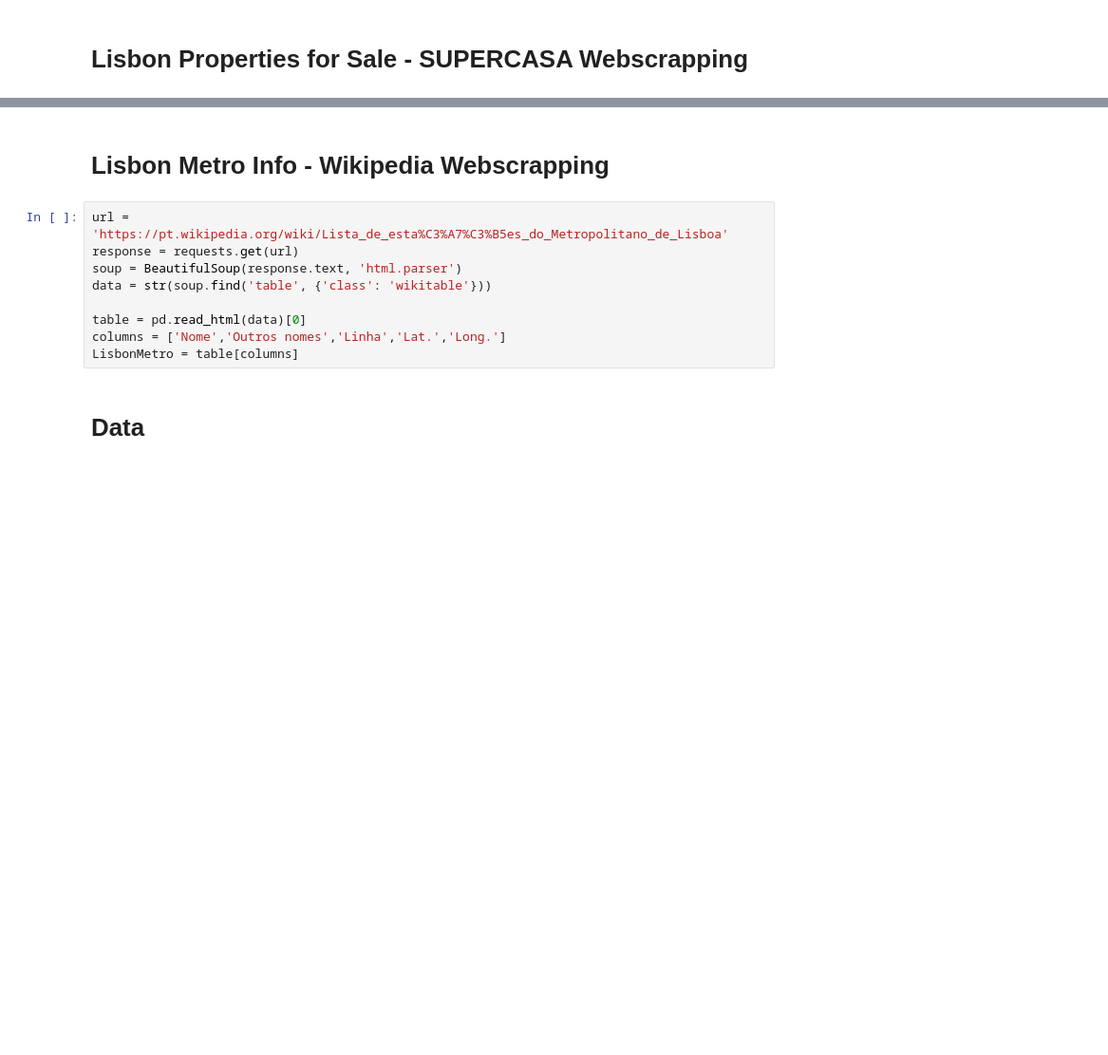
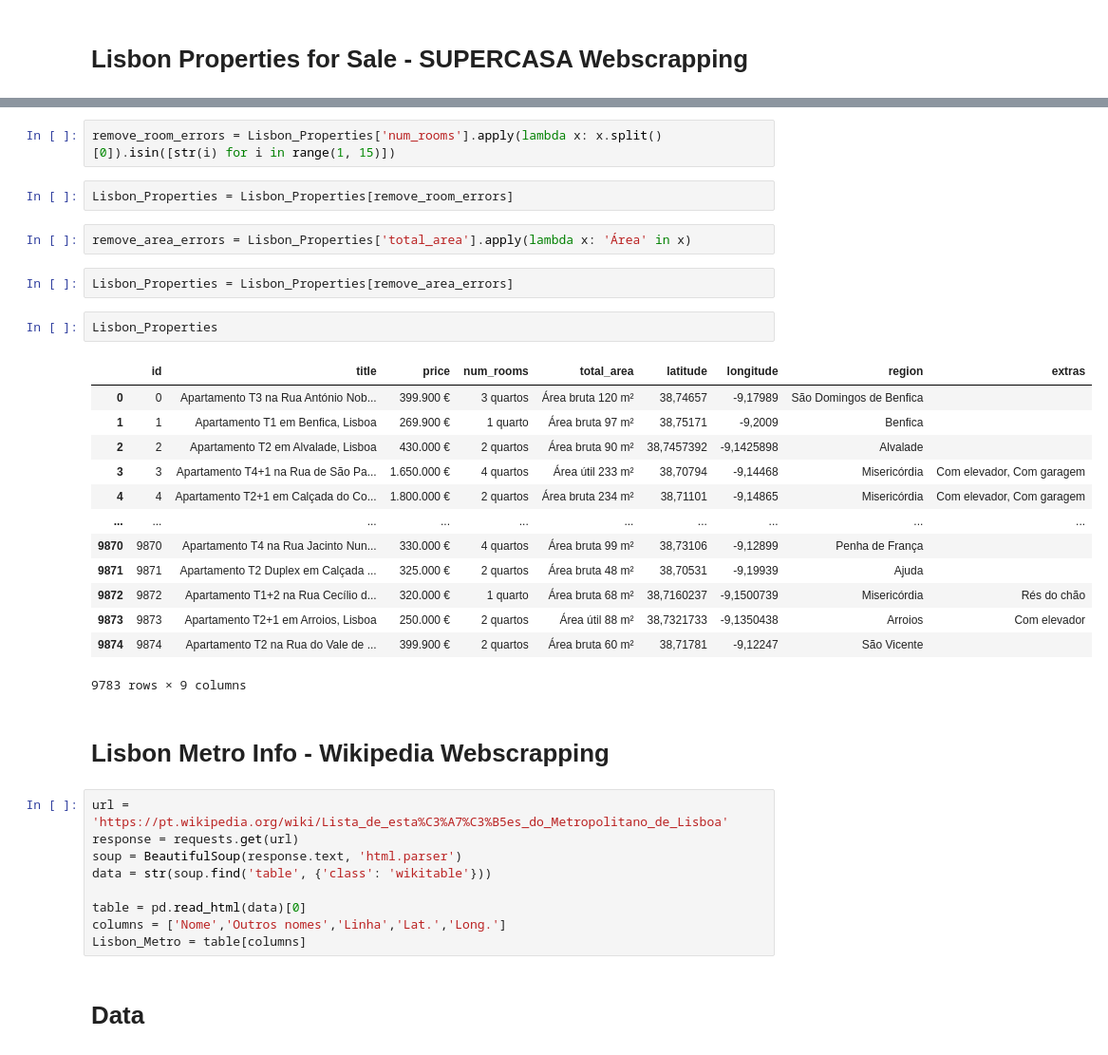
Before and after one commit to Diogomarquesbass/pds_p2, a Jupyter notebook: Web Scrapping.ipynb, the cells around one changed output, grey strips where cells are left out. Shown at 95% size. Saved outputs shown, nothing was run; the diff lists cells and outputs as text; blank space fills up the shorter version.

```diff
--- a/Web Scrapping.ipynb
+++ b/Web Scrapping.ipynb
@@ -99,3 +161,27 @@ KeyboardInterrupt:
+# %%
+remove_room_errors = Lisbon_Properties['num_rooms'].apply(lambda x: x.split()[0]).isin([str(i) for i in range(1, 15)])
+# %%
+Lisbon_Properties = Lisbon_Properties[remove_room_errors]
+# %%
+remove_area_errors = Lisbon_Properties['total_area'].apply(lambda x: 'Área' in x)
+# %%
+Lisbon_Properties = Lisbon_Properties[remove_area_errors]
+# %%
+Lisbon_Properties
+# %% [output]
+|  | id | title | price | num_rooms | total_area | latitude | longitude | region | extras |
+| 0 | 0 | Apartamento T3 na Rua António Nob... | 399.900 € | 3 quartos | Área bruta 120 m² | 38,74657 | -9,17989 | São Domingos de Benfica |  |
+| 1 | 1 | Apartamento T1 em Benfica, Lisboa | 269.900 € | 1 quarto | Área bruta 97 m² | 38,75171 | -9,2009 | Benfica |  |
+| 2 | 2 | Apartamento T2 em Alvalade, Lisboa | 430.000 € | 2 quartos | Área bruta 90 m² | 38,7457392 | -9,1425898 | Alvalade |  |
+| 3 | 3 | Apartamento T4+1 na Rua de São Pa... | 1.650.000 € | 4 quartos | Área útil 233 m² | 38,70794 | -9,14468 | Misericórdia | Com elevador, Com garagem |
+| 4 | 4 | Apartamento T2+1 em Calçada do Co... | 1.800.000 € | 2 quartos | Área bruta 234 m² | 38,71101 | -9,14865 | Misericórdia | Com elevador, Com garagem |
+| ... | ... | ... | ... | ... | ... | ... | ... | ... | ... |
+| 9870 | 9870 | Apartamento T4 na Rua Jacinto Nun... | 330.000 € | 4 quartos | Área bruta 99 m² | 38,73106 | -9,12899 | Penha de França |  |
+| 9871 | 9871 | Apartamento T2 Duplex em Calçada ... | 325.000 € | 2 quartos | Área bruta 48 m² | 38,70531 | -9,19939 | Ajuda |  |
+| 9872 | 9872 | Apartamento T1+2 na Rua Cecílio d... | 320.000 € | 1 quarto | Área bruta 68 m² | 38,7160237 | -9,1500739 | Misericórdia | Rés do chão |
+| 9873 | 9873 | Apartamento T2+1 em Arroios, Lisboa | 250.000 € | 2 quartos | Área útil 88 m² | 38,7321733 | -9,1350438 | Arroios | Com elevador |
+| 9874 | 9874 | Apartamento T2 na Rua do Vale de ... | 399.900 € | 2 quartos | Área bruta 60 m² | 38,71781 | -9,12247 | São Vicente |  |
+9783 rows × 9 columns
 # %% [markdown]
 # Lisbon Metro Info - Wikipedia Webscrapping
 # %%
@@ -106,7 +192,7 @@ data = str(soup.find('table', {'class': 'wikitable'}))
 
 table = pd.read_html(data)[0]
 columns = ['Nome','Outros nomes','Linha','Lat.','Long.']
-LisbonMetro = table[columns]
+Lisbon_Metro = table[columns]
 # %% [markdown]
 # Data
 # %%
```
Also changed, not shown: parts of 34 cells of this notebook.
